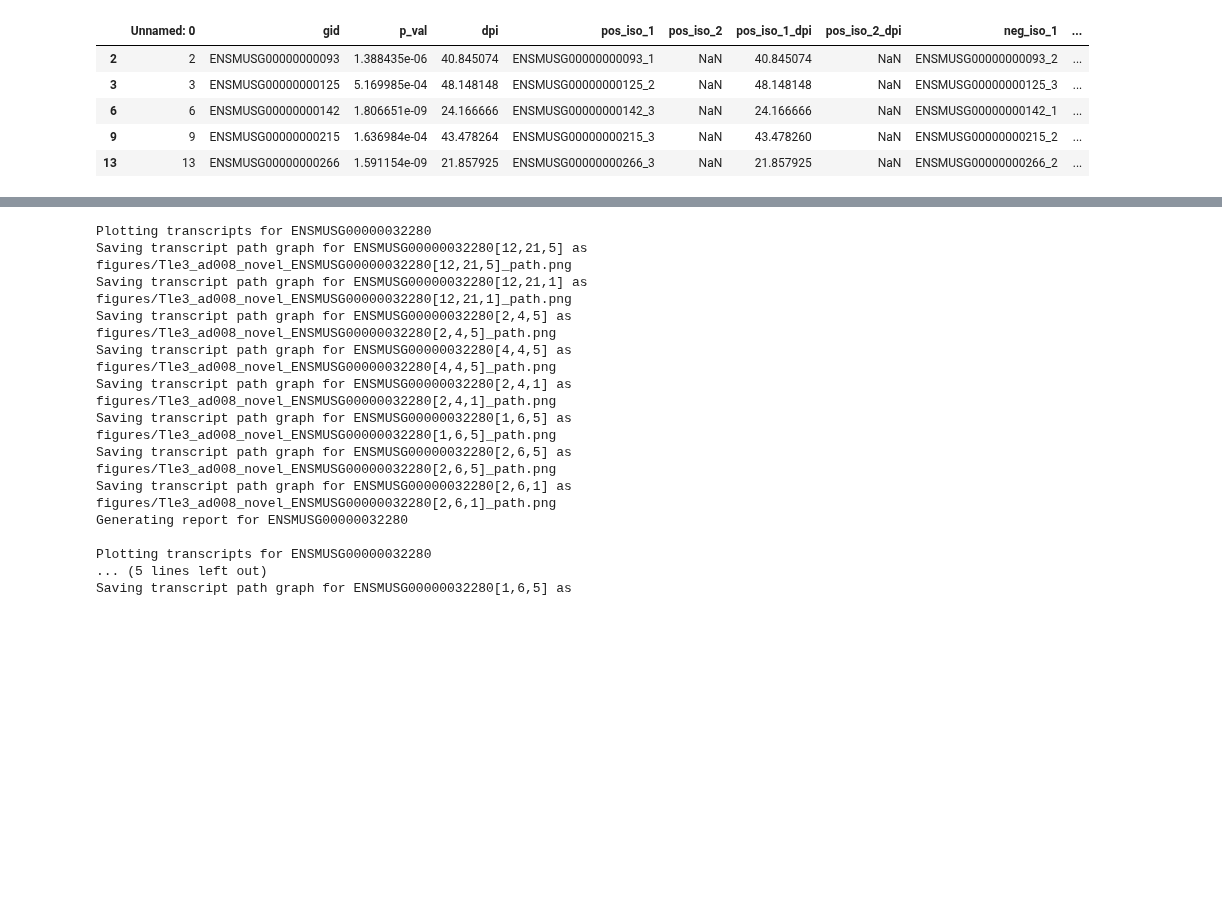
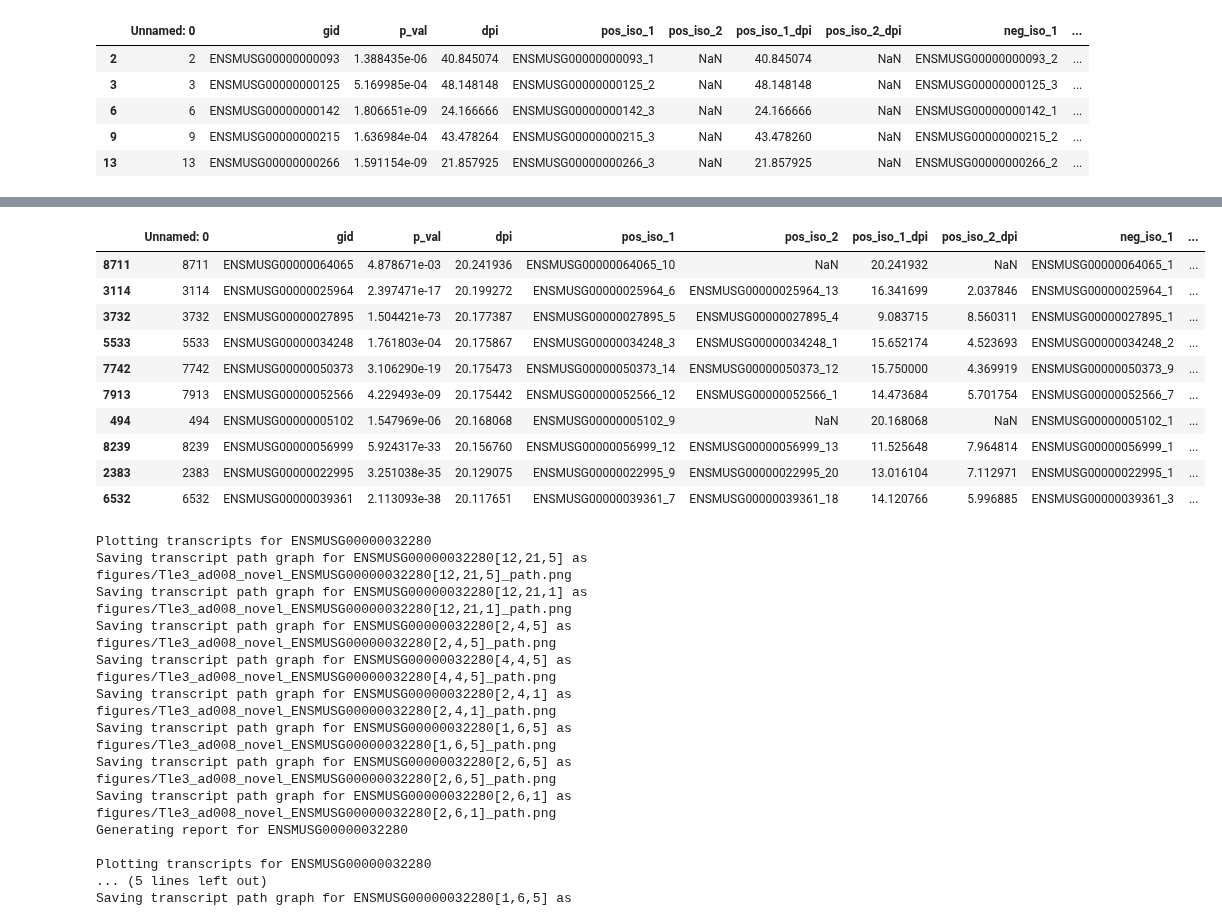
Before and after one commit to gfilimban/modelad_pipeline, a Jupyter notebook: proc_update/ad008_swan.ipynb, the cells around one changed output, grey strips where cells are left out. Drawn from its saved outputs; the diff is of its cells as text; code cells hidden in the pictures; blank space fills up the shorter version.

```diff
--- a/proc_update/ad008_swan.ipynb
+++ b/proc_update/ad008_swan.ipynb
@@ -141,3 +147,17 @@ du_df.loc[du_df.feat=='iso'].head()
+# %%
+du_df.loc[(du_df.feat=='ic')].tail(20).head(10)
+# %% [output]
+|  | Unnamed: 0 | gid | p_val | dpi | pos_iso_1 | pos_iso_2 | pos_iso_1_dpi | pos_iso_2_dpi | neg_iso_1 | ... |
+| 8711 | 8711 | ENSMUSG00000064065 | 4.878671e-03 | 20.241936 | ENSMUSG00000064065_10 | NaN | 20.241932 | NaN | ENSMUSG00000064065_1 | ... |
+| 3114 | 3114 | ENSMUSG00000025964 | 2.397471e-17 | 20.199272 | ENSMUSG00000025964_6 | ENSMUSG00000025964_13 | 16.341699 | 2.037846 | ENSMUSG00000025964_1 | ... |
+| 3732 | 3732 | ENSMUSG00000027895 | 1.504421e-73 | 20.177387 | ENSMUSG00000027895_5 | ENSMUSG00000027895_4 | 9.083715 | 8.560311 | ENSMUSG00000027895_1 | ... |
+| 5533 | 5533 | ENSMUSG00000034248 | 1.761803e-04 | 20.175867 | ENSMUSG00000034248_3 | ENSMUSG00000034248_1 | 15.652174 | 4.523693 | ENSMUSG00000034248_2 | ... |
+| 7742 | 7742 | ENSMUSG00000050373 | 3.106290e-19 | 20.175473 | ENSMUSG00000050373_14 | ENSMUSG00000050373_12 | 15.750000 | 4.369919 | ENSMUSG00000050373_9 | ... |
+| 7913 | 7913 | ENSMUSG00000052566 | 4.229493e-09 | 20.175442 | ENSMUSG00000052566_12 | ENSMUSG00000052566_1 | 14.473684 | 5.701754 | ENSMUSG00000052566_7 | ... |
+| 494 | 494 | ENSMUSG00000005102 | 1.547969e-06 | 20.168068 | ENSMUSG00000005102_9 | NaN | 20.168068 | NaN | ENSMUSG00000005102_1 | ... |
+| 8239 | 8239 | ENSMUSG00000056999 | 5.924317e-33 | 20.156760 | ENSMUSG00000056999_12 | ENSMUSG00000056999_13 | 11.525648 | 7.964814 | ENSMUSG00000056999_1 | ... |
+| 2383 | 2383 | ENSMUSG00000022995 | 3.251038e-35 | 20.129075 | ENSMUSG00000022995_9 | ENSMUSG00000022995_20 | 13.016104 | 7.112971 | ENSMUSG00000022995_1 | ... |
+| 6532 | 6532 | ENSMUSG00000039361 | 2.113093e-38 | 20.117651 | ENSMUSG00000039361_7 | ENSMUSG00000039361_18 | 14.120766 | 5.996885 | ENSMUSG00000039361_3 | ... |
 # %%
 def plot_report(sg, gene):
     study = sg.adata.obs.study.tolist()[0]
```
Also changed, not shown: parts of 10 cells of this notebook, 1 other file.
